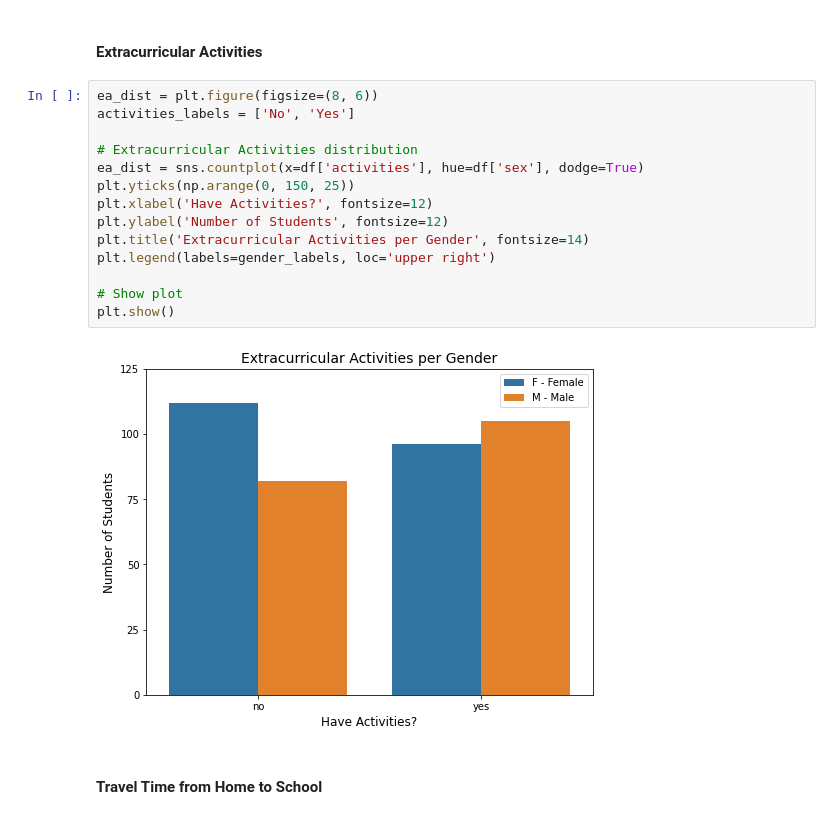
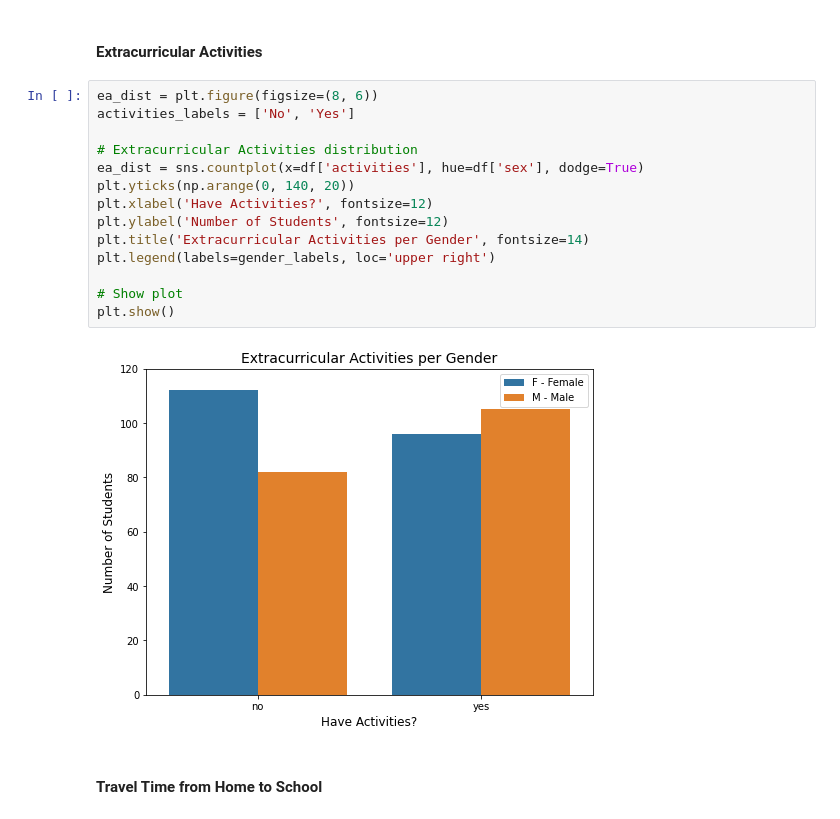
Before and after one commit to MarkLee7925/Student-Grade-Regression, a Jupyter notebook: Math/Student_Grade_Regression_Math.ipynb, the cells around one changed output. Cells and saved outputs as stored; diff of their text form.

```diff
--- a/Math/Student_Grade_Regression_Math.ipynb
+++ b/Math/Student_Grade_Regression_Math.ipynb
@@ -138,19 +138,19 @@ plt.show()
 # %%
 ea_dist = plt.figure(figsize=(8, 6))
 activities_labels = ['No', 'Yes']
 
 # Extracurricular Activities distribution
 ea_dist = sns.countplot(x=df['activities'], hue=df['sex'], dodge=True)
-plt.yticks(np.arange(0, 150, 25))
+plt.yticks(np.arange(0, 140, 20))
 plt.xlabel('Have Activities?', fontsize=12)
 plt.ylabel('Number of Students', fontsize=12)
 plt.title('Extracurricular Activities per Gender', fontsize=14)
 plt.legend(labels=gender_labels, loc='upper right')
 
 # Show plot
 plt.show()
 # %% [output]
-[figure, old version]
+[figure, new version]
 # %% [markdown]
 #### Travel Time from Home to School
 # %%
```
Also changed, not shown: parts of 9 cells of this notebook.
